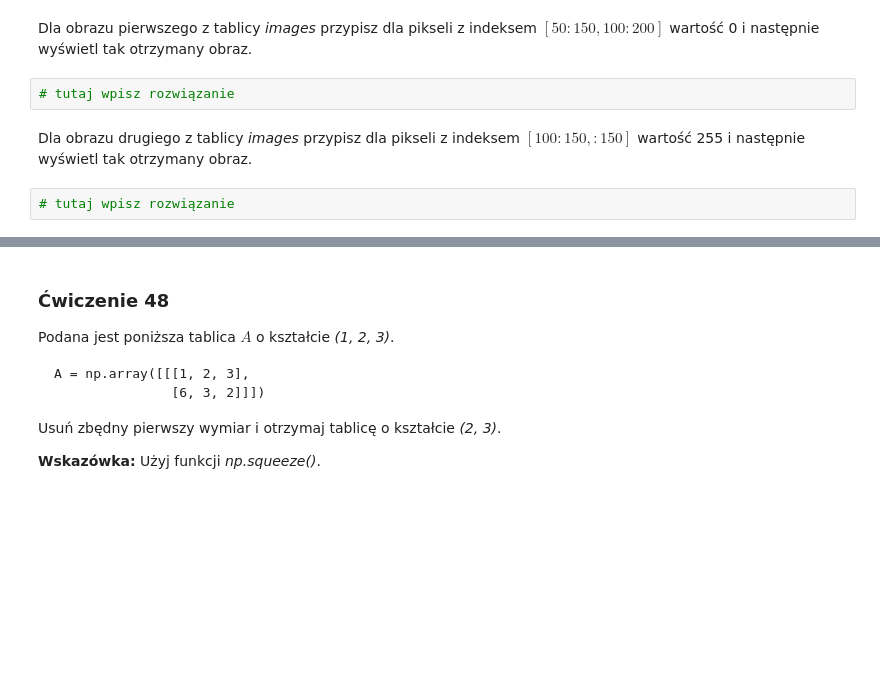
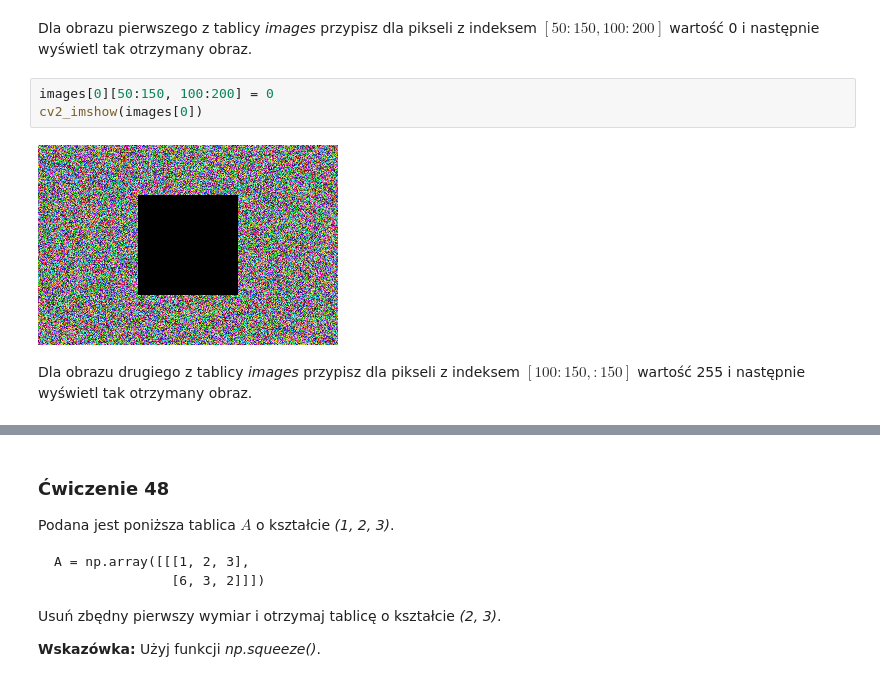
Before and after one commit to pomiankiewiczlukasz/data-analysis-bootcamp, a Jupyter notebook: ŁP_041_050_exercises.ipynb, the cells around one changed output, grey strips where cells are left out. Saved outputs shown, nothing was run; the diff lists cells and outputs as text; blank space fills up the shorter version.

```diff
--- a/ŁP_041_050_exercises.ipynb
+++ b/ŁP_041_050_exercises.ipynb
@@ -117,8 +185,9 @@ cv2_imshow(images[0])
 # %% [markdown]
 Dla obrazu pierwszego z tablicy _images_ przypisz dla pikseli z indeksem $[50:150, 100:200]$ wartość 0 i następnie wyświetl tak otrzymany obraz.
-# %%
-# tutaj wpisz rozwiązanie
+# %%
+images[0][50:150, 100:200] = 0
+cv2_imshow(images[0])
+# %% [output]
+[figure, added]
 # %% [markdown]
 Dla obrazu drugiego z tablicy _images_ przypisz dla pikseli z indeksem $[100:150, :150]$ wartość 255 i następnie wyświetl tak otrzymany obraz.
-# %%
-# tutaj wpisz rozwiązanie
```
Also changed, not shown: parts of 25 cells of this notebook.
